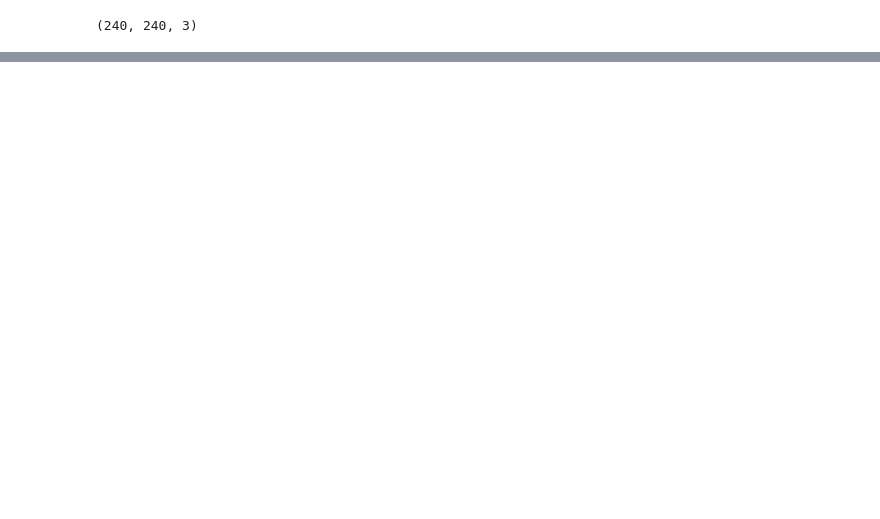
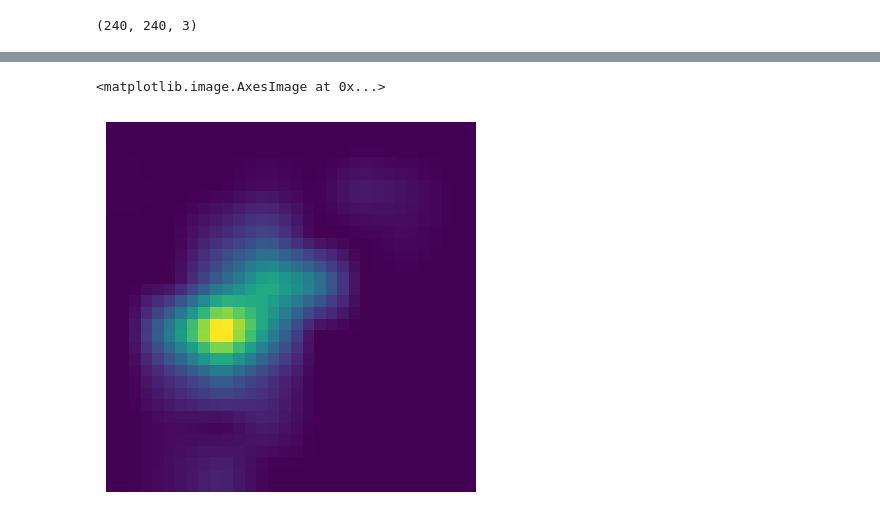
Before and after one commit to jacobrast/attacks, a Jupyter notebook: shadow_attack_march_31.ipynb, the cells around one changed output, grey strips where cells are left out. Cells and saved outputs as stored; diff of their text form; code cells hidden in the pictures; blank space fills up the shorter version.

```diff
--- a/shadow_attack_march_31.ipynb
+++ b/shadow_attack_march_31.ipynb
@@ -211,0 +443,13 @@ Correct: False Predict: 40 Confidence: 24.87131506204605%
+# %%
+img_file = output_file
+# %%
+target_image = cv2.resize(
+        cv2.imread(img_file), (224, 224))
+
+pre_process = transforms.Compose([
+        pre_process_image, transforms.ToTensor()])
+
+target_image = cv2.resize(
+        target_image, (32, 32))
+# %%
+img = pre_process(target_image)
@@ -211,0 +521,10 @@ Correct: False Predict: 40 Confidence: 24.87131506204605%
+# %%
+def grad_cam_heatmap(image, model):
+    target_layers = [model.module2[-1]]
+    cam = GradCAM(model=model, target_layers=target_layers)
+    targets = None
+    grayscale_cam = cam(input_tensor=image, targets=targets)
+
+    grayscale_cam = grayscale_cam[0, :]
+
+    return grayscale_cam
@@ -211,0 +534,7 @@ Correct: False Predict: 40 Confidence: 24.87131506204605%
+# %%
+vis = grad_cam_heatmap(img.unsqueeze(dim=0), model)
+plt.axis('off')
+plt.imshow(vis)
+# %% [output]
+<matplotlib.image.AxesImage at 0x...>
+[figure, added]
```
Also changed, not shown: parts of 61 cells of this notebook.
